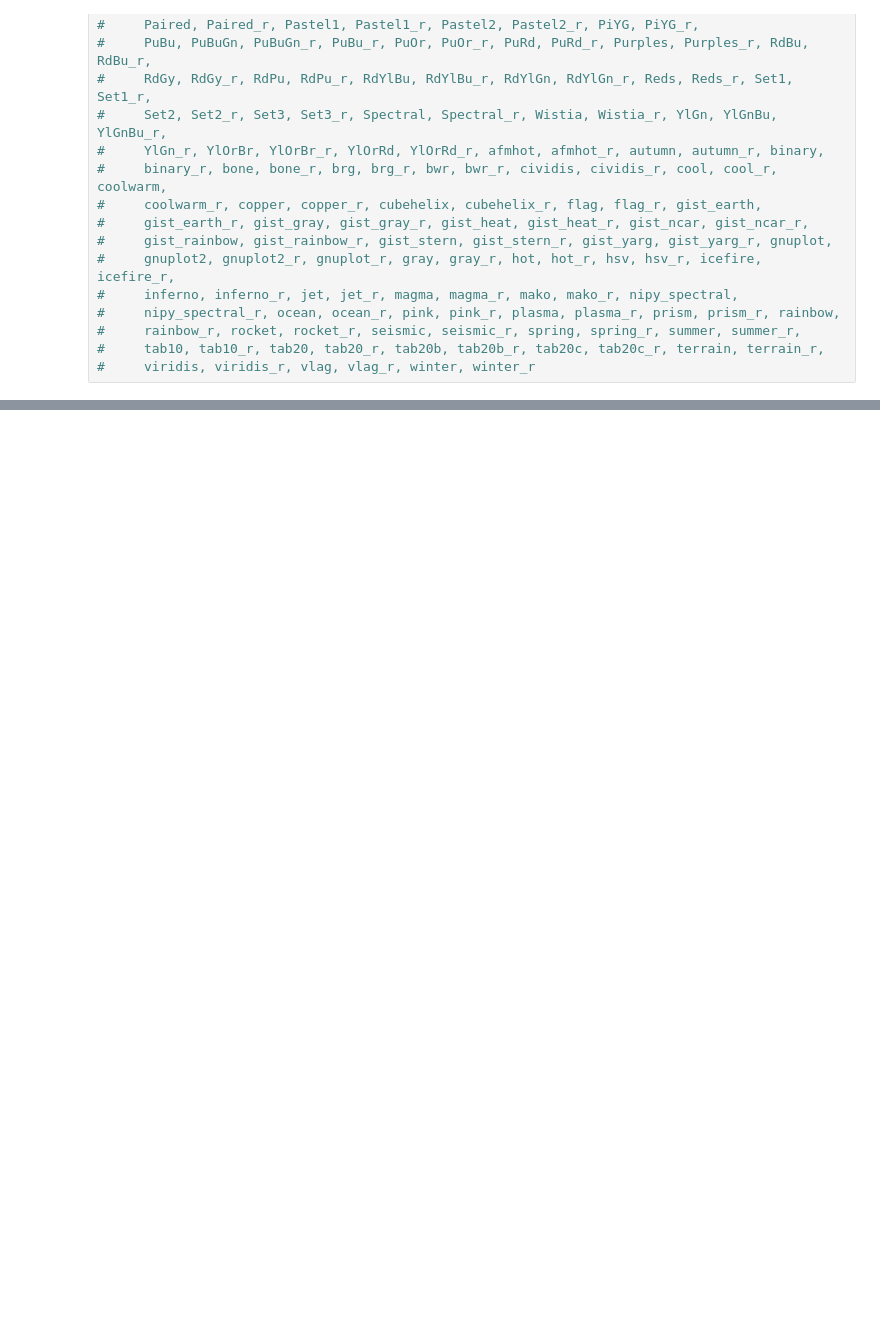
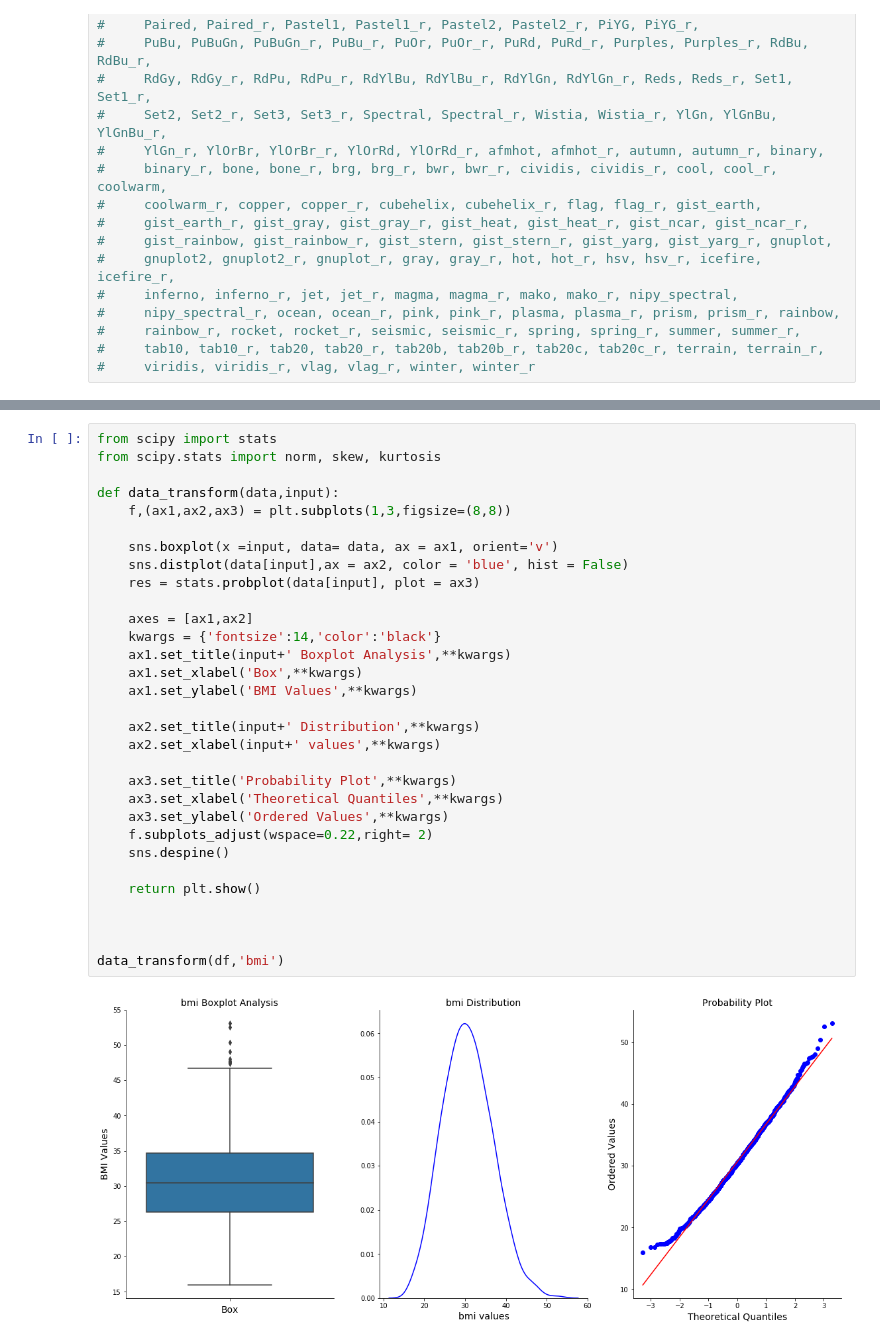
Before and after one commit to gowthamkatari/Medical_cost_dataset, a Jupyter notebook: medical_cost.ipynb, the cells around one changed output, grey strips where cells are left out. Drawn from its saved outputs; the diff is of its cells as text; blank space fills up the shorter version.

```diff
--- a/medical_cost.ipynb
+++ b/medical_cost.ipynb
@@ -113,0 +130,33 @@ gender_dist_plot("region",'Region')
+# %%
+from scipy import stats
+from scipy.stats import norm, skew, kurtosis
+
+def data_transform(data,input):
+    f,(ax1,ax2,ax3) = plt.subplots(1,3,figsize=(8,8))
+
+    sns.boxplot(x =input, data= data, ax = ax1, orient='v')
+    sns.distplot(data[input],ax = ax2, color = 'blue', hist = False)
+    res = stats.probplot(data[input], plot = ax3)
+
+    axes = [ax1,ax2]
+    kwargs = {'fontsize':14,'color':'black'}
+    ax1.set_title(input+' Boxplot Analysis',**kwargs)
+    ax1.set_xlabel('Box',**kwargs)
+    ax1.set_ylabel('BMI Values',**kwargs)
+
+    ax2.set_title(input+' Distribution',**kwargs)
+    ax2.set_xlabel(input+' values',**kwargs)
+
+    ax3.set_title('Probability Plot',**kwargs)
+    ax3.set_xlabel('Theoretical Quantiles',**kwargs)
+    ax3.set_ylabel('Ordered Values',**kwargs)
+    f.subplots_adjust(wspace=0.22,right= 2)
+    sns.despine()
+
+    return plt.show()
+
+
+
+data_transform(df,'bmi')
+# %% [output]
+[figure, added]
```
Also changed, not shown: parts of 10 cells of this notebook.
